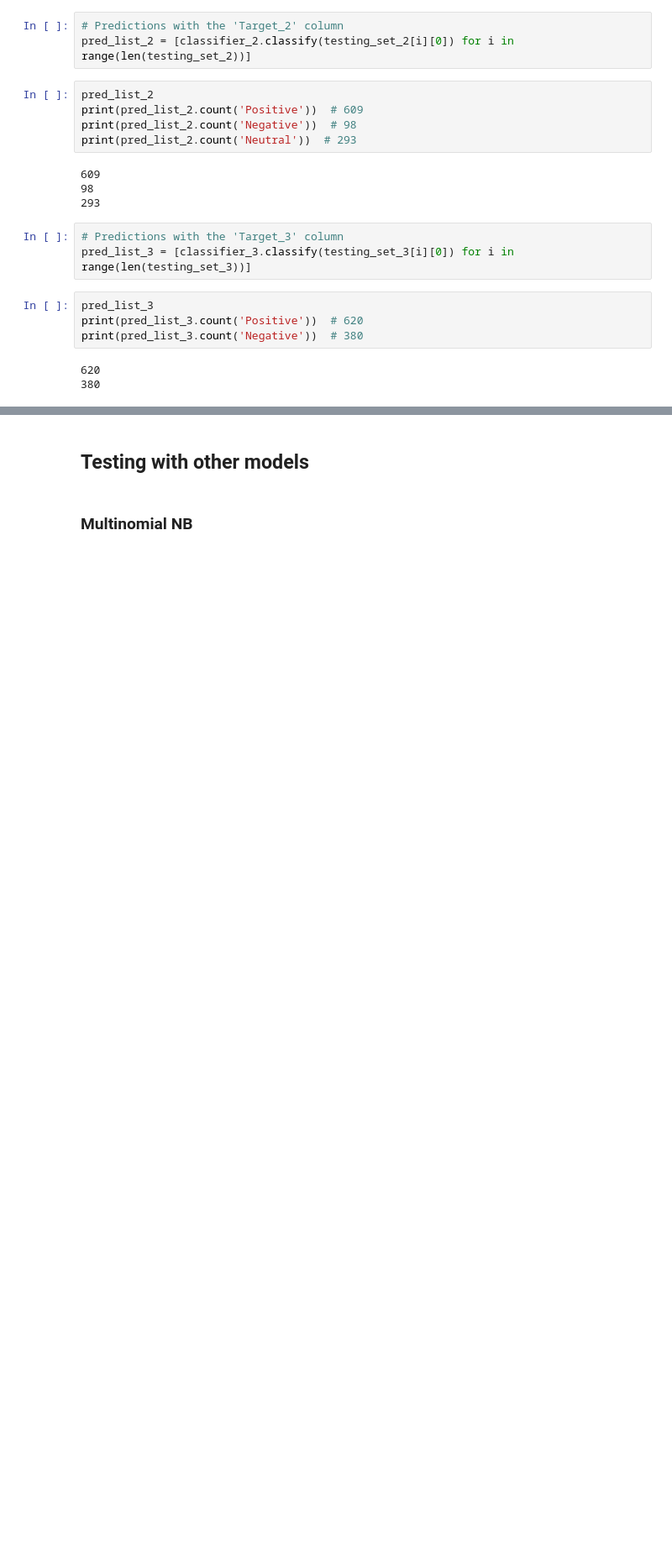
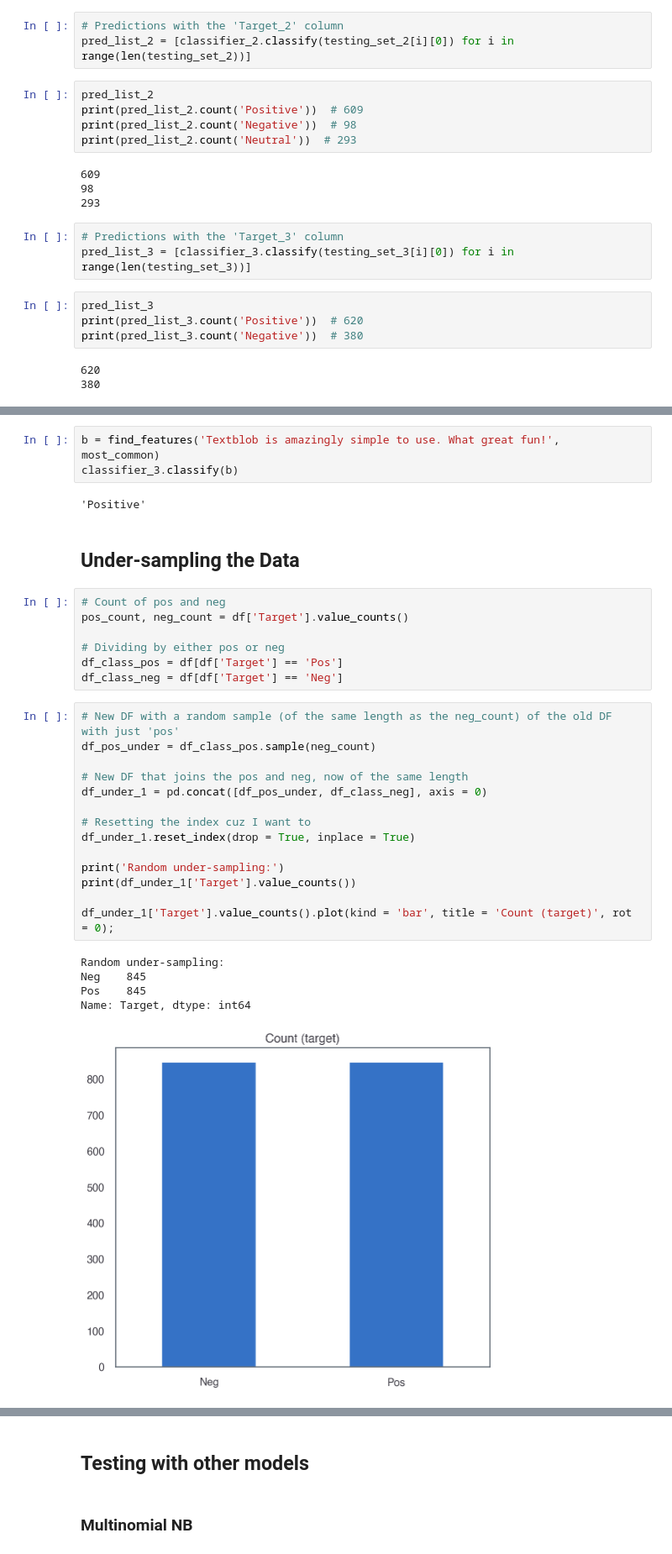
Before and after one commit to ta-data-lis/final-project, a Jupyter notebook: your-project/Part 3 - NLTK + Scikit-Learn Integration.ipynb, the cells around one changed output, grey strips where cells are left out. Shown at 84% size. Drawn from its saved outputs; the diff is of its cells as text; blank space fills up the shorter version.

Commit message:
First test with under-sampled data

```diff
--- a/your-project/Part 3 - NLTK + Scikit-Learn Integration.ipynb
+++ b/your-project/Part 3 - NLTK + Scikit-Learn Integration.ipynb
@@ -342,0 +369,34 @@ print(pred_list_3.count('Negative'))  # 380
+# %%
+b = find_features('Textblob is amazingly simple to use. What great fun!', most_common)
+classifier_3.classify(b)
+# %% [output]
+'Positive'
+# %% [markdown]
+## Under-sampling the Data
+# %%
+# Count of pos and neg
+pos_count, neg_count = df['Target'].value_counts()
+
+# Dividing by either pos or neg
+df_class_pos = df[df['Target'] == 'Pos']
+df_class_neg = df[df['Target'] == 'Neg']
+# %%
+# New DF with a random sample (of the same length as the neg_count) of the old DF with just 'pos'
+df_pos_under = df_class_pos.sample(neg_count)
+
+# New DF that joins the pos and neg, now of the same length
+df_under_1 = pd.concat([df_pos_under, df_class_neg], axis = 0)
+
+# Resetting the index cuz I want to
+df_under_1.reset_index(drop = True, inplace = True)
+
+print('Random under-sampling:')
+print(df_under_1['Target'].value_counts())
+
+df_under_1['Target'].value_counts().plot(kind = 'bar', title = 'Count (target)', rot = 0);
+# %% [output]
+Random under-sampling:
+Neg    845
+Pos    845
+Name: Target, dtype: int64
+[figure, added]
```
Also changed, not shown: parts of 15 cells of this notebook.
